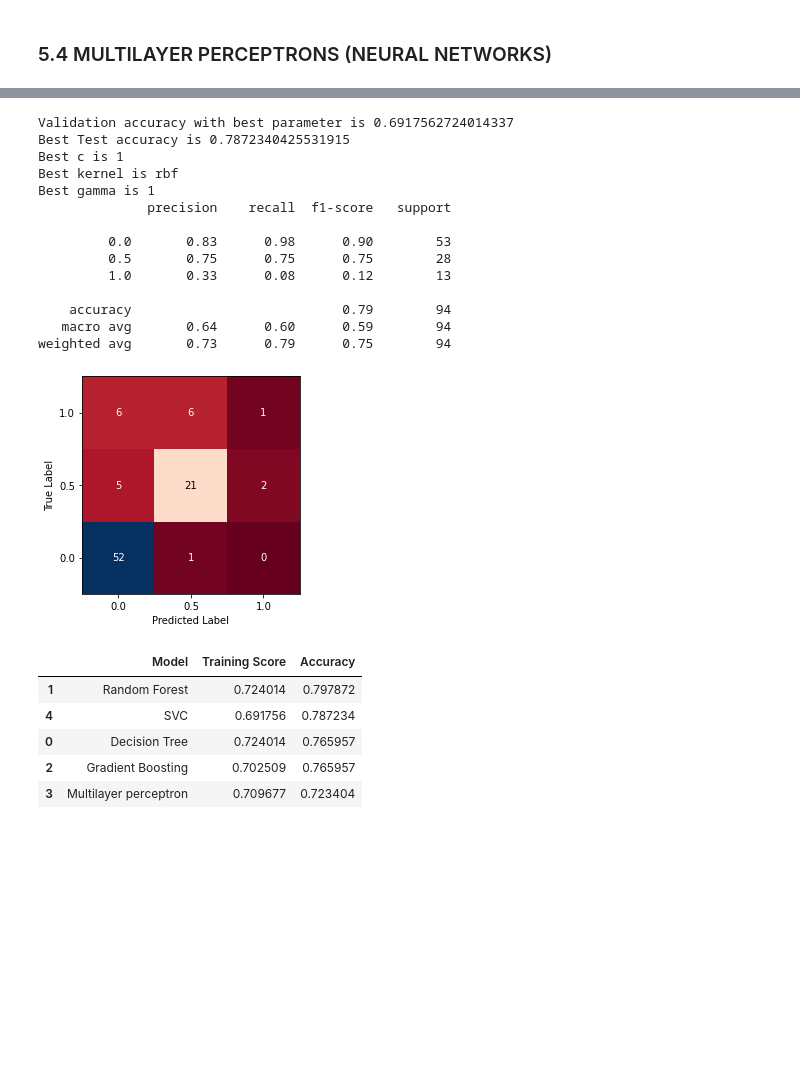
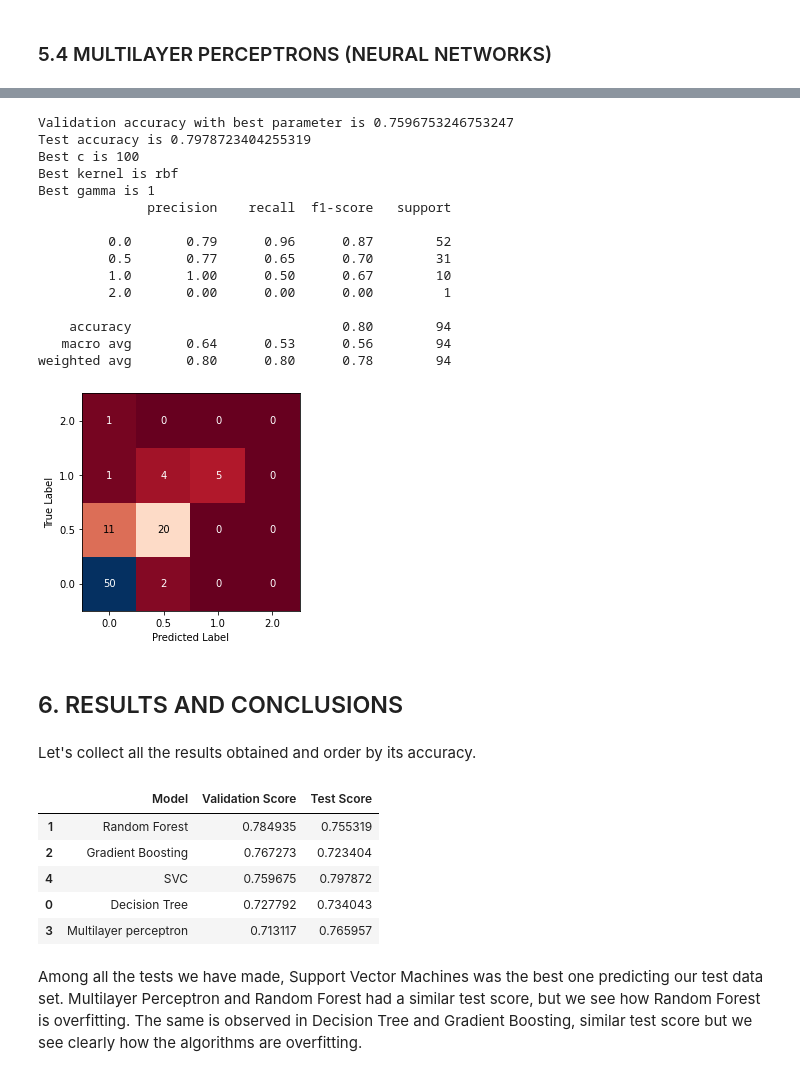
Before and after one commit to rrolra/Early-Alzheimer-Detection, a Jupyter notebook: PFM_Ricardo_Roldan.ipynb, the cells around one changed output, grey strips where cells are left out. Cells and saved outputs as stored; diff of their text form; code cells hidden in the pictures; blank space fills up the shorter version.

```diff
--- a/PFM_Ricardo_Roldan.ipynb
+++ b/PFM_Ricardo_Roldan.ipynb
@@ -281,7 +285,7 @@ df_target = df['CDR'].values
 df_data =  df[['M/F', 'Age', 'EDUC', 'SES', 'MMSE', 'eTIV', 'nWBV', 'ASF']].values
 
 #Split dataset
-X_train, X_test, Y_train, Y_test = train_test_split(df_data, df_target, random_state=0)
+X_train, X_test, Y_train, Y_test = train_test_split(df_data, df_target, stratify=df_target, random_state=0)
 
 #Scale the dataset
 mean_on_train = X_train.mean(axis=0)
@@ -614,7 +631,7 @@ from sklearn.svm import SVC
 best_score = 0
 
 #Number of kfolds for the cross-validation
-kfolds=3
+kfolds = 5
 
 #List of c and gamma factors and kernels that are going to be tested
 c = [0.001, 0.01, 0.1, 1, 10, 100, 1000]
@@ -626,65 +643,71 @@ for c_param in c:
     for gamma_param in gamma:
         for kernel_param in kernel:
 
             svcmodel = SVC(kernel=kernel_param, C=c_param, gamma=gamma_param, random_state=30)
             scores = cross_val_score(svcmodel, X_train_scaled, Y_train, cv=kfolds, scoring='accuracy')
             score = np.mean(scores)
-            SelectedSVCModel = SVC(kernel=kernel_param, C=c_param, gamma=gamma_param).fit(X_train_scaled, Y_train)
-            test_score = SelectedSVCModel.score(X_test_scaled, Y_test)
 
             #Check if the test score is better than current best score and variables update
-            if test_score > best_score:
-                best_score = test_score
+            if score > best_score:
+                best_score = score
                 best_c = c_param
                 best_kernel = kernel_param
                 best_gamma = gamma_param
-                best_valid = score
-                PredictedOutputSVC = SelectedSVCModel.predict(X_test_scaled)
-                SelectedSVCModel_best = SVC(kernel=best_kernel, C=best_c, gamma=best_gamma).fit(X_train_scaled, Y_train)
 
-print("Validation accuracy with best parameter is", best_valid)
-print("Best Test accuracy is", best_score)
+SelectedSVCModel = SVC(kernel=best_kernel, C=best_c, gamma=best_gamma).fit(X_train_scaled, Y_train)
+test_score = SelectedSVCModel.score(X_test_scaled, Y_test)
+PredictedOutputSVC = SelectedSVCModel.predict(X_test_scaled)
+
+print("Validation accuracy with best parameter is", best_score)
+print("Test accuracy is", test_score)
 print("Best c is", best_c)
 print("Best kernel is", best_kernel)
 print("Best gamma is", best_gamma)
 
 #Create and plot the confusion matrix
 scores_images = mglearn.tools.heatmap(confusion_matrix(Y_test, PredictedOutputSVC), xlabel="Predicted Label",
-                                      ylabel="True Label", xticklabels=["0.0", "0.5", "1.0"],
-                                       yticklabels=["0.0", "0.5", "1.0"], cmap="RdBu", fmt="%d")
+                                      ylabel="True Label", xticklabels=["0.0", "0.5", "1.0", "2.0"],
+                                       yticklabels=["0.0", "0.5", "1.0", "2.0"], cmap="RdBu", fmt="%d")
 
 #Print of results report
 print(classification_report(Y_test, PredictedOutputSVC))
 
 #Append the results to the list
 model = 'SVC'
-results.append([model, best_valid, best_score])
+results.append([model, best_score, test_score])
 # %% [output]
-Validation accuracy with best parameter is 0.6917562724014337
-Best Test accuracy is 0.7872340425531915
-Best c is 1
+Validation accuracy with best parameter is 0.7596753246753247
+Test accuracy is 0.7978723404255319
+Best c is 100
 Best kernel is rbf
 Best gamma is 1
               precision    recall  f1-score   support
 
-         0.0       0.83      0.98      0.90        53
-         0.5       0.75      0.75      0.75        28
-         1.0       0.33      0.08      0.12        13
+         0.0       0.79      0.96      0.87        52
+         0.5       0.77      0.65      0.70        31
+         1.0       1.00      0.50      0.67        10
+         2.0       0.00      0.00      0.00         1
 
-    accuracy                           0.79        94
-   macro avg       0.64      0.60      0.59        94
-weighted avg       0.73      0.79      0.75        94
+    accuracy                           0.80        94
+   macro avg       0.64      0.53      0.56        94
+weighted avg       0.80      0.80      0.78        94
-[figure, old version]
+[figure, new version]
+# %% [markdown]
+## 6. RESULTS AND CONCLUSIONS
+# %% [markdown]
+Let's collect all the results obtained and order by its accuracy.
 # %%
 #Create a dataframe with all the accuracy results collected
-result = pd.DataFrame(results, columns=['Model','Training Score', 'Accuracy'])
+result = pd.DataFrame(results, columns=['Model','Validation Score', 'Test Score'])
 
 #Dataframe sorted by accuracy
-result.sort_values('Accuracy', ascending=False)
+result.sort_values('Validation Score', ascending=False)
 # %% [output]
-|  | Model | Training Score | Accuracy |
-| 1 | Random Forest | 0.724014 | 0.797872 |
-| 4 | SVC | 0.691756 | 0.787234 |
-| 0 | Decision Tree | 0.724014 | 0.765957 |
-| 2 | Gradient Boosting | 0.702509 | 0.765957 |
-| 3 | Multilayer perceptron | 0.709677 | 0.723404 |
+|  | Model | Validation Score | Test Score |
+| 1 | Random Forest | 0.784935 | 0.755319 |
+| 2 | Gradient Boosting | 0.767273 | 0.723404 |
+| 4 | SVC | 0.759675 | 0.797872 |
+| 0 | Decision Tree | 0.727792 | 0.734043 |
+| 3 | Multilayer perceptron | 0.713117 | 0.765957 |
+# %% [markdown]
+Among all the tests we have made, Support Vector Machines was the best one predicting our test data set. Multilayer Perceptron and Random Forest had a similar test score, but we see how Random Forest is overfitting. The same is observed in Decision Tree and Gradient Boosting, similar test score but we see clearly how the algorithms are overfitting.
```
Also changed, not shown: parts of 18 cells of this notebook.
